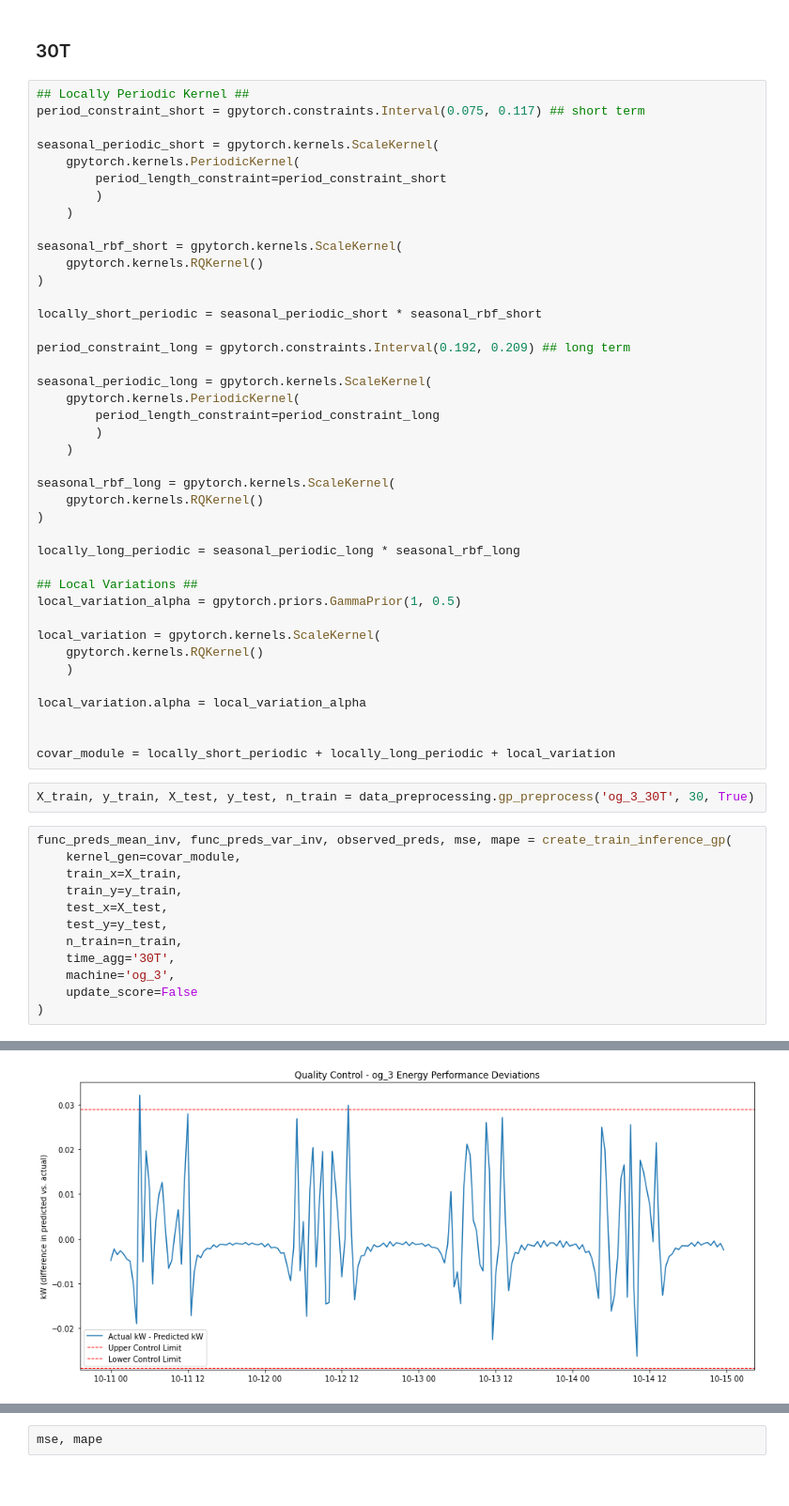
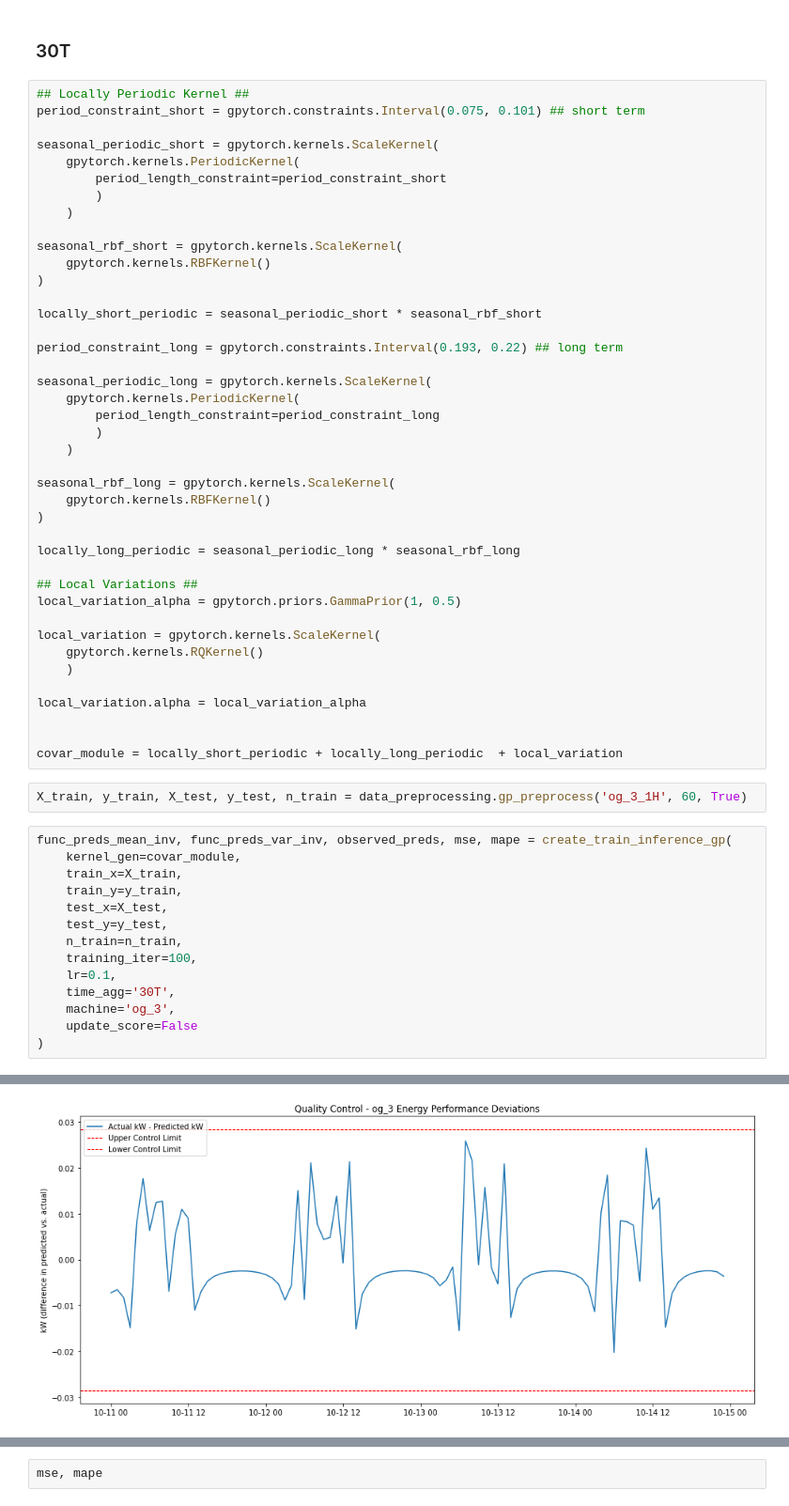
Before and after one commit to GStechschulte/energy-efficiency, a Jupyter notebook: models/time_series/GP_gassmann/group_2_gassmann/og_3_GP.ipynb, the cells around one changed output, grey strips where cells are left out. Shown at 94% size. Saved outputs shown, nothing was run; the diff lists cells and outputs as text.

```diff
--- a/models/time_series/GP_gassmann/group_2_gassmann/og_3_GP.ipynb
+++ b/models/time_series/GP_gassmann/group_2_gassmann/og_3_GP.ipynb
@@ -19,7 +14,7 @@ group_2 = [
 ### 30T
 # %%
 ## Locally Periodic Kernel ##
-period_constraint_short = gpytorch.constraints.Interval(0.075, 0.117) ## short term
+period_constraint_short = gpytorch.constraints.Interval(0.075, 0.101) ## short term
 
 seasonal_periodic_short = gpytorch.kernels.ScaleKernel(
     gpytorch.kernels.PeriodicKernel(
@@ -28,12 +23,12 @@ seasonal_periodic_short = gpytorch.kernels.ScaleKernel(
     )
 
 seasonal_rbf_short = gpytorch.kernels.ScaleKernel(
-    gpytorch.kernels.RQKernel()
+    gpytorch.kernels.RBFKernel()
 )
 
 locally_short_periodic = seasonal_periodic_short * seasonal_rbf_short
 
-period_constraint_long = gpytorch.constraints.Interval(0.192, 0.209) ## long term
+period_constraint_long = gpytorch.constraints.Interval(0.193, 0.22) ## long term
 
 seasonal_periodic_long = gpytorch.kernels.ScaleKernel(
     gpytorch.kernels.PeriodicKernel(
@@ -42,7 +37,7 @@ seasonal_periodic_long = gpytorch.kernels.ScaleKernel(
     )
 
 seasonal_rbf_long = gpytorch.kernels.ScaleKernel(
-    gpytorch.kernels.RQKernel()
+    gpytorch.kernels.RBFKernel()
 )
 
 locally_long_periodic = seasonal_periodic_long * seasonal_rbf_long
@@ -57,9 +52,9 @@ local_variation = gpytorch.kernels.ScaleKernel(
 local_variation.alpha = local_variation_alpha
 
 
-covar_module = locally_short_periodic + locally_long_periodic + local_variation
+covar_module = locally_short_periodic + locally_long_periodic  + local_variation
 # %%
-X_train, y_train, X_test, y_test, n_train = data_preprocessing.gp_preprocess('og_3_30T', 30, True)
+X_train, y_train, X_test, y_test, n_train = data_preprocessing.gp_preprocess('og_3_1H', 60, True)
 # %%
 func_preds_mean_inv, func_preds_var_inv, observed_preds, mse, mape = create_train_inference_gp(
     kernel_gen=covar_module,
@@ -68,6 +63,8 @@ func_preds_mean_inv, func_preds_var_inv, observed_preds, mse, mape = create_trai
     test_x=X_test,
     test_y=y_test,
     n_train=n_train,
+    training_iter=100,
+    lr=0.1,
     time_agg='30T',
     machine='og_3',
     update_score=False
@@ -94 +91 @@ Abnormal Low Energy Consumption
-[figure, old version]
+[figure, new version]
```
Also changed, not shown: parts of 2 cells of this notebook, 3 other files.
